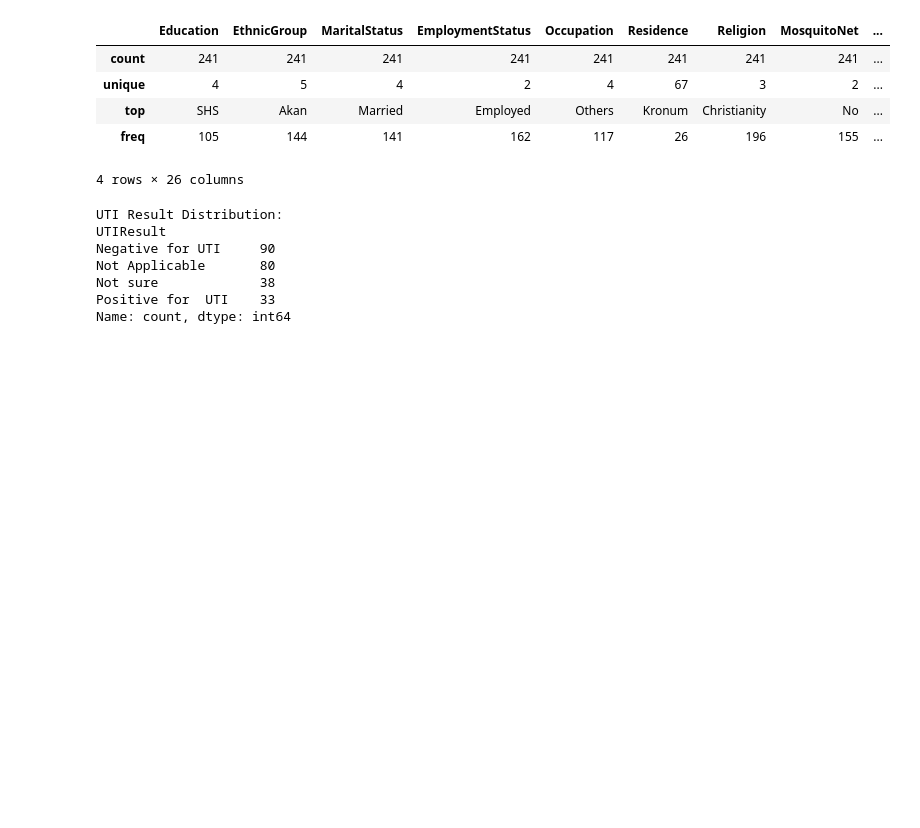
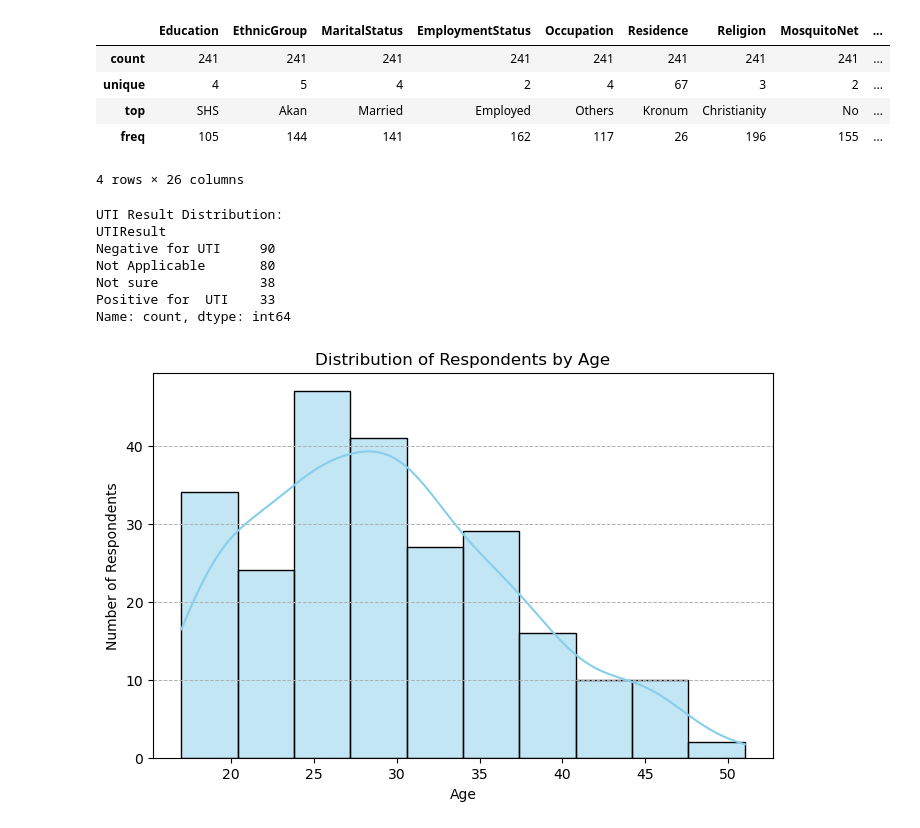
Before and after one commit to RichelCode/uti-pregnancy-analysis, a Jupyter notebook: Untitled.ipynb, the cells around one changed output. Cells and saved outputs as stored; diff of their text form; code cells hidden in the pictures; blank space fills up the shorter version.

```diff
--- a/Untitled.ipynb
+++ b/Untitled.ipynb
@@ -229,3 +229,13 @@ Not Applicable       80
 Not sure             38
 Positive for  UTI    33
 Name: count, dtype: int64
+# %%
+plt.figure(figsize=(8, 5))
+sns.histplot(data=df_pregnancy, x='Age', bins=10, kde=True, color='skyblue')
+plt.title('Distribution of Respondents by Age')
+plt.xlabel('Age')
+plt.ylabel('Number of Respondents')
+plt.grid(axis='y', linestyle='--', linewidth=0.7)
+plt.show()
+# %% [output]
+[figure, added]
```
Also changed, not shown: parts of 3 cells of this notebook.
